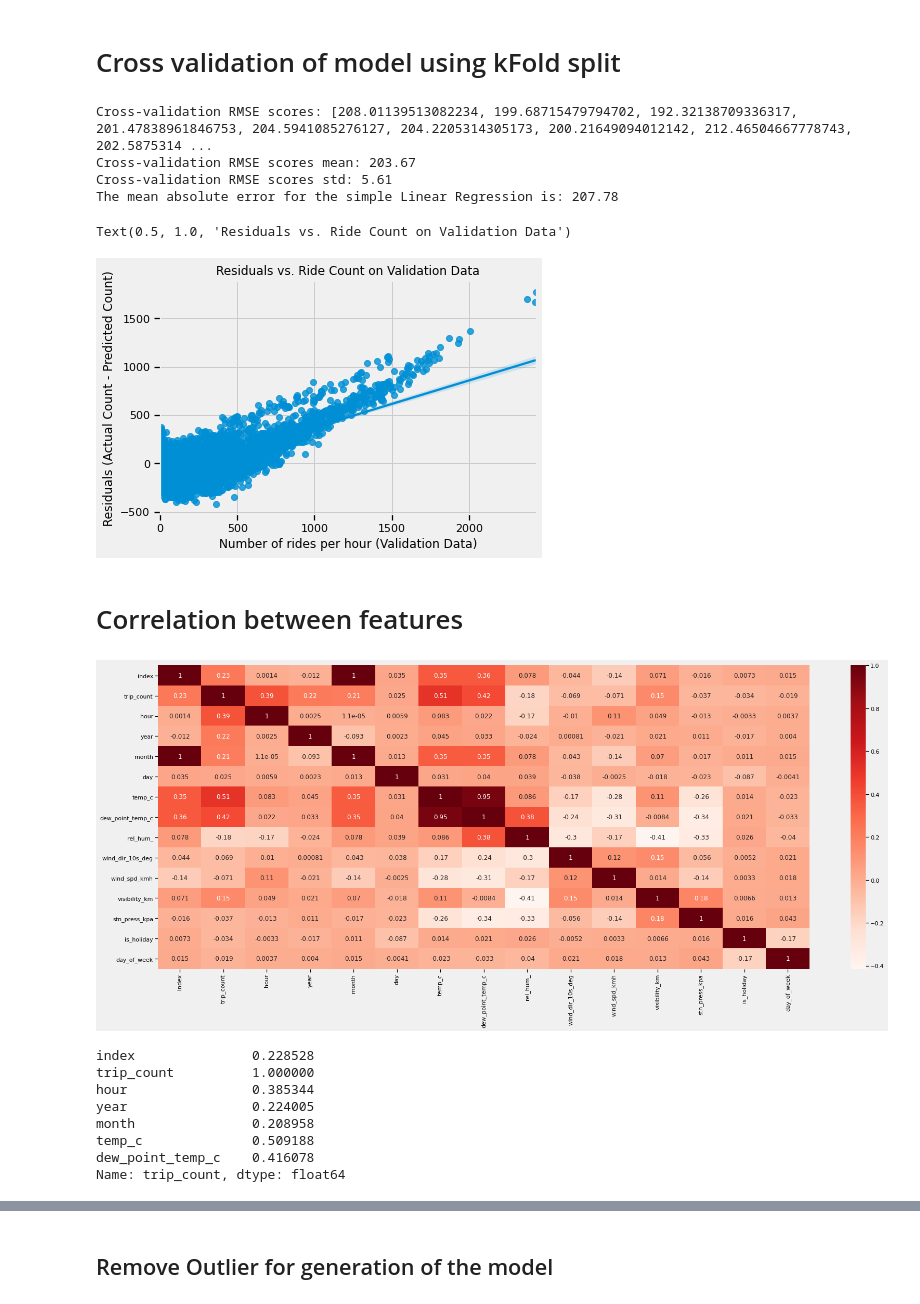
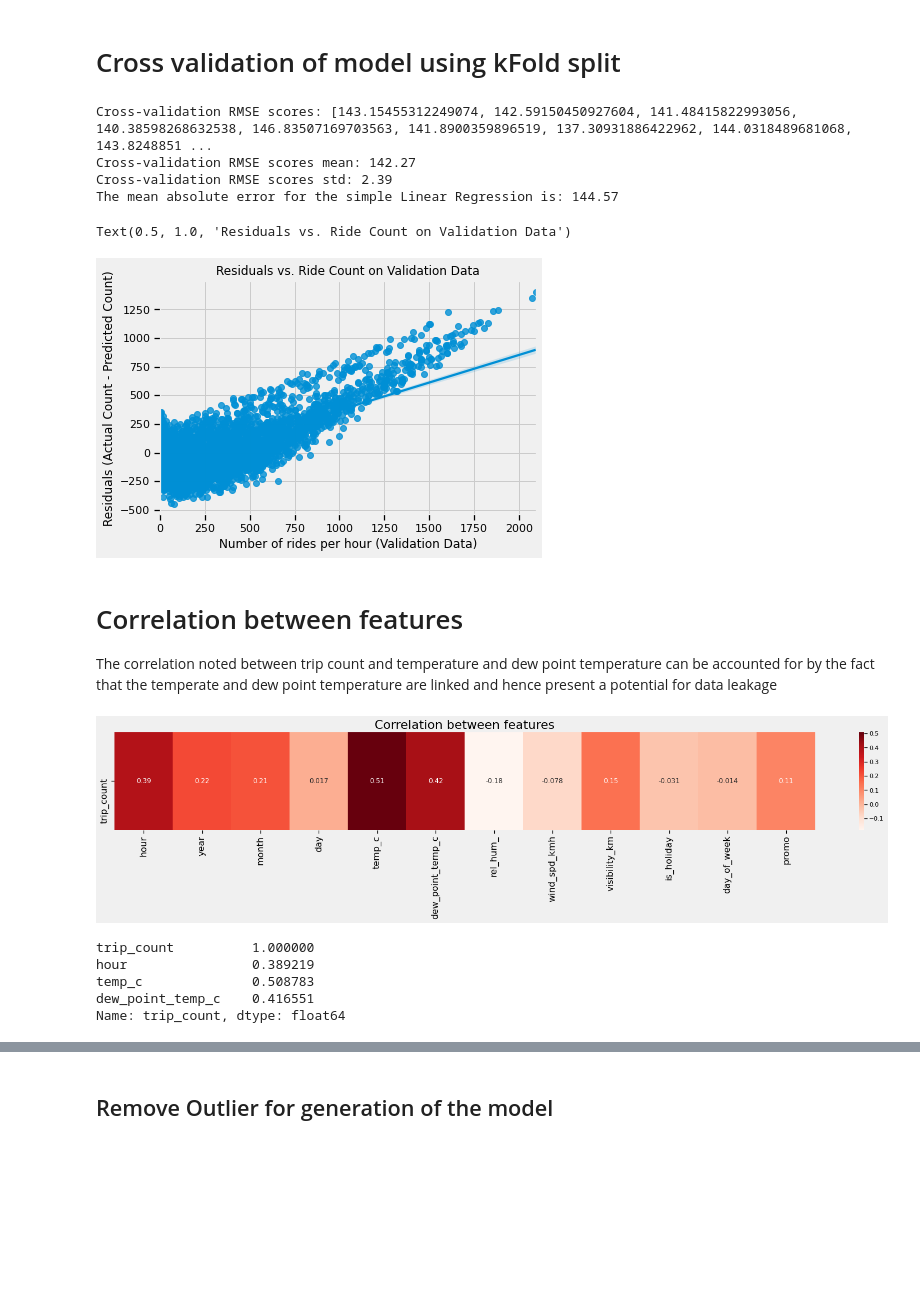
Before and after one commit to yokoyana/toronto_bike_share, a Jupyter notebook: project3.ipynb, the cells around one changed output, grey strips where cells are left out. Saved outputs shown, nothing was run; the diff lists cells and outputs as text; code cells hidden in the pictures; blank space fills up the shorter version.

```diff
--- a/project3.ipynb
+++ b/project3.ipynb
@@ -224,19 +225,15 @@ df_model_dataset = pd.merge(df_model_dataset, df_weather_data[['datetime',
                                                             'temp_c',
                                                             'dew_point_temp_c',
                                                             'rel_hum_',
-                                                            'wind_dir_10s_deg',
                                                             'wind_spd_kmh',
                                                             'visibility_km',
-                                                            'stn_press_kpa',
                                                             'weather']],left_index = True, right_on = 'datetime', how = 'left')
 
 #remove hours where there is missing weather data
 df_model_dataset = df_model_dataset[~(df_model_dataset['temp_c'].isnull() |
                                       df_model_dataset['dew_point_temp_c'].isnull()|
                                       df_model_dataset['rel_hum_'].isnull()|
-                                      df_model_dataset['wind_dir_10s_deg'].isnull()|
-                                      df_model_dataset['wind_spd_kmh'].isnull()|
-                                     df_model_dataset['stn_press_kpa'].isnull())]
+                                      df_model_dataset['wind_spd_kmh'].isnull())]
 
 #add holiday Field
 canadian_holidays = holidays.Canada(years = [2017, 2018, 2019, 2020])
@@ -248,8 +245,8 @@ df_model_dataset['is_holiday'] =df_model_dataset['is_holiday'].astype(int)
 df_model_dataset['day_of_week'] =df_model_dataset['datetime'].dt.weekday
 
 #add freeride wednesday
-#free ride dictionary year:month
-freeride = {2017:7,2018:6,2019:8,2020:9}
+
+freeride = {2017:7,2018:6,2019:8,2020:9} #free ride dictionary year:month
 df_model_dataset['promo'] = np.zeros(df_model_dataset.shape[0])
 for yr in list(freeride.keys()):
     mask = (df_model_dataset['year'] == yr) & (df_model_dataset['month'] == freeride[yr]) & (df_model_dataset['day_of_week'] == 2)
@@ -374,9 +467,9 @@ from sklearn.model_selection import train_test_split
 train, val = train_test_split(df_model_dataset, train_size = 0.7)
 val, test = train_test_split(val, test_size = 0.333334)
 
-train.reset_index(inplace = True)
-val.reset_index(inplace = True)
-test.reset_index(inplace = True)
+train.reset_index(drop = True, inplace = True)
+val.reset_index(drop = True, inplace = True)
+test.reset_index(drop = True, inplace = True)
 
 # Print results
 print('Train {:.1f}%'.format(train.shape[0] / df_model_dataset.shape[0] * 100))
@@ -601,7 +698,7 @@ print('Cross-validation RMSE scores std: {:.2f}'.format(np.std(cv_scores)))
 ten_fold_avg_rmse = np.mean(cv_scores)
 
 y_predict = lt_model.predict(x_val)
-kfold_error = mean_squared_error(y_val, y_predict, squared = False)
+kfold_error = mean_absolute_error(y_val, y_predict)
 print('The mean absolute error for the simple Linear Regression is: {:.2f}'. format(kfold_error))
 residuals = y_val -y_predict
 ax = sns.regplot(y_val, residuals)
@@ -609,34 +706,37 @@ ax.set_xlabel('Number of rides per hour (Validation Data)')
 ax.set_ylabel('Residuals (Actual Count - Predicted Count)')
 ax.set_title("Residuals vs. Ride Count on Validation Data")
 # %% [output]
-Cross-validation RMSE scores: [208.01139513082234, 199.68715479794702, 192.32138709336317, 201.47838961846753, 204.5941085276127, 204.2205314305173, 200.21649094012142, 212.46504667778743, 202.5875314 ...
-Cross-validation RMSE scores mean: 203.67
-Cross-validation RMSE scores std: 5.61
-The mean absolute error for the simple Linear Regression is: 207.78
+Cross-validation RMSE scores: [143.15455312249074, 142.59150450927604, 141.48415822993056, 140.38598268632538, 146.83507169703563, 141.8900359896519, 137.30931886422962, 144.0318489681068, 143.8248851 ...
+Cross-validation RMSE scores mean: 142.27
+Cross-validation RMSE scores std: 2.39
+The mean absolute error for the simple Linear Regression is: 144.57
 Text(0.5, 1.0, 'Residuals vs. Ride Count on Validation Data')
-[figure, old version]
+[figure, new version]
-# %% [markdown]
-# Correlation between features
+# %% [markdown]
+# Correlation between features
+The correlation noted between trip count and temperature and dew point temperature can be accounted for by the fact that the temperate and dew point temperature are linked and hence present a potential for data leakage
 # %%
 corr = train.corr()
-fig, ax = plt.subplots(1,1,figsize = (25,10))
-sns.heatmap(corr, annot=True, cmap=plt.cm.Reds, ax = ax)
+fig, ax = plt.subplots(1,1,figsize = (25,3))
+sns.heatmap([corr['trip_count'][1:]], annot=True, cmap=plt.cm.Reds, ax = ax)
+
+ax.set_xticklabels(['hour', 'year', 'month', 'day', 'temp_c', 'dew_point_temp_c', 'rel_hum_', 'wind_spd_kmh', 'visibility_km', 'is_holiday', 'day_of_week', 'promo'], rotation = 90, fontsize = 16)
+ax.set_yticklabels(['trip_count'], fontsize = 16)
+ax.set_title('Correlation between features', fontsize = 22)
+fig.savefig('correlation.png',bbox_inches='tight')
 plt.show()
 # %% [output]
-[figure, old version]
+[figure, new version]
 # %%
 #Correlation with output variable
 cor_target = abs(corr["trip_count"])
 #Selecting highly correlated features
-relevant_features = cor_target[cor_target>0.2]
+relevant_features = cor_target[cor_target>0.3]
 relevant_features
 # %% [output]
-index               0.228528
 trip_count          1.000000
-hour                0.385344
-year                0.224005
-month               0.208958
-temp_c              0.509188
-dew_point_temp_c    0.416078
+hour                0.389219
+temp_c              0.508783
+dew_point_temp_c    0.416551
 Name: trip_count, dtype: float64
 # %% [markdown]
```
Also changed, not shown: parts of 43 cells of this notebook.
